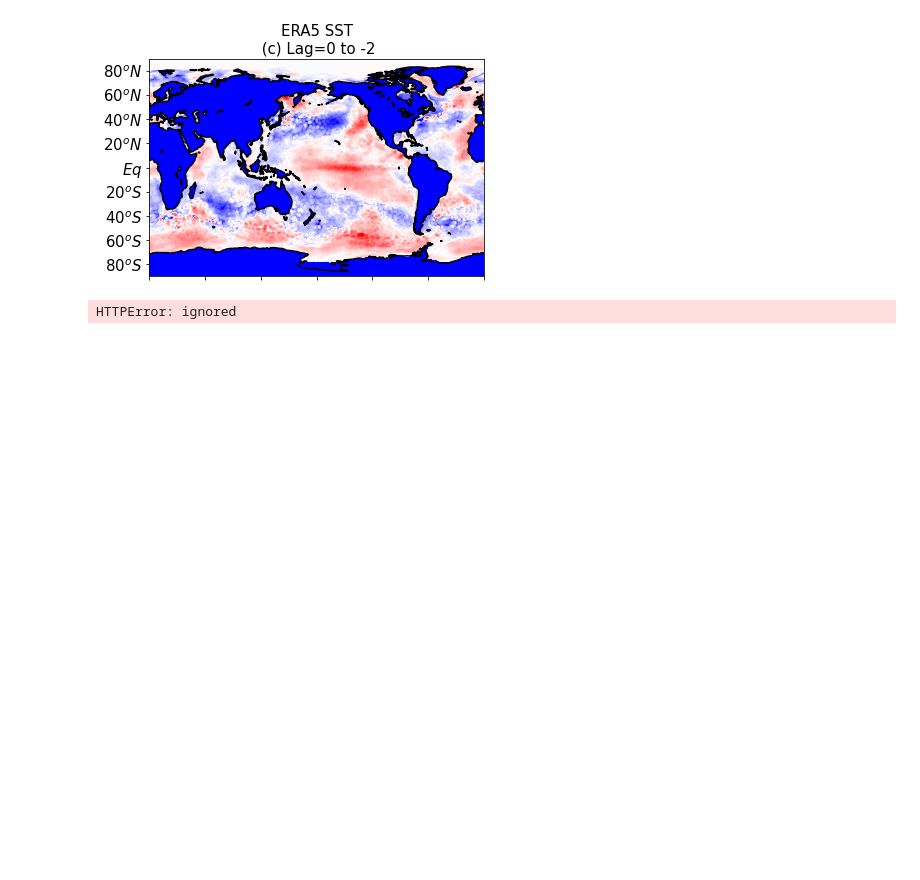
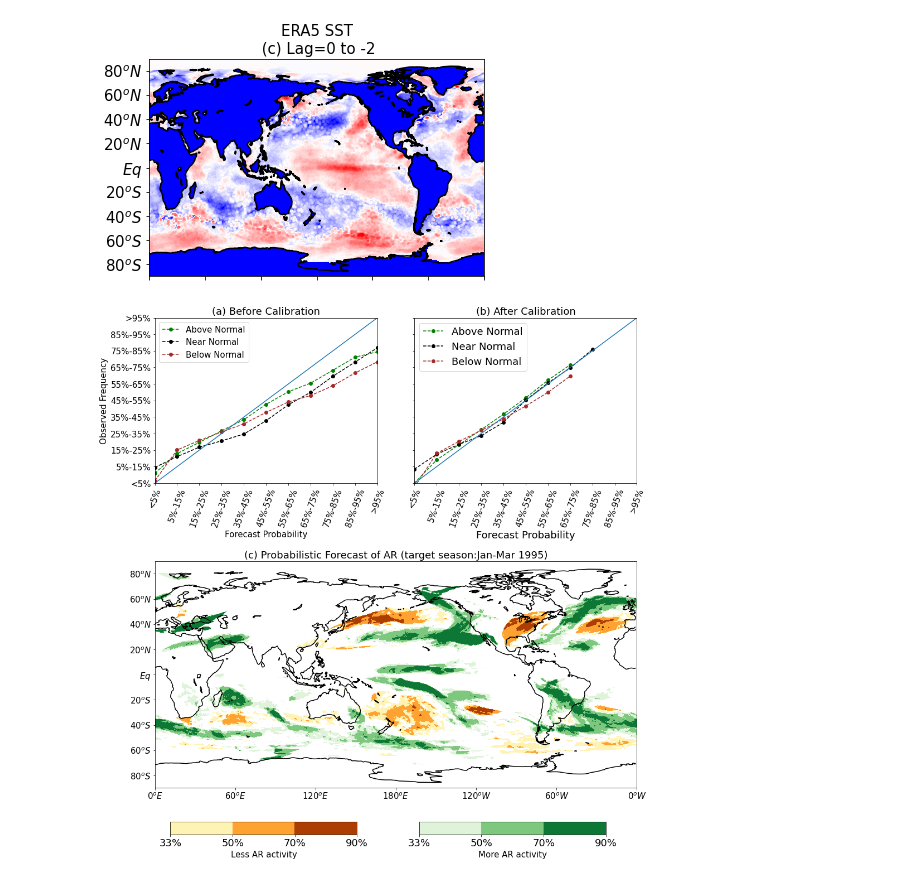
Before and after one commit to kuiper2000/kuiper2000.github.io, a Jupyter notebook: publication/AR_seasonal_prediction/PNAS_data.ipynb, the cells around one changed output. Cells and saved outputs as stored; diff of their text form; code cells hidden in the pictures; blank space fills up the shorter version.

```diff
--- a/publication/AR_seasonal_prediction/PNAS_data.ipynb
+++ b/publication/AR_seasonal_prediction/PNAS_data.ipynb
@@ -430,32 +430,33 @@ plt.title('(b) After Calibration',fontsize=18)
 plt.subplot(grid[4:8, 0:4])
 clevs=[0.33,0.5,0.7,0.9]
 above_map[np.abs(above_map)<0.33]=0
 cs1  = plt.contourf(xx,yy,above_map,clevs,cmap='Greens')
 
 clevs=[0.33,0.5,0.7,0.9]
 below_map[np.abs(below_map)<0.33]=0
 cs2  = plt.contourf(xx,yy,below_map,clevs,cmap='YlOrBr')
 plt.title('(c) Probabilistic Forecast of AR (target season:Jan-Mar 1995)',fontsize=18)
 #cs2=plt.contourf(xx,yy,ar_Jan_monthly_category[2,lag,:,:]*correction_coef[2,],clevs2,cmap='BrBG')
 
 
 plt.plot(costal_lon,costal_lat,color='k')
 plt.yticks([-80,-60,-40,-20,0, 20,40,60,80], ['$80^oS$', '$60^oS$', '$40^oS$', '$20^oS$', '$Eq$', '$20^oN$', '$40^oN$', '$60^oN$', '$80^oN$'],fontsize=15)
 plt.xticks([0, 60, 120, 180,240,300,360], ['$0^oE$', '$60^oE$','$120^oE$', '$180^oE$', '$120^oW$', '$60^oW$', '$0^oW$'],fontsize=15)
 plt.xlim([0,360])
 fig.set_size_inches(10.5, 5.5)
 
 cbar_ax = fig.add_axes([0.15, 0.05, 0.3, 0.02])
 clevs=[0.33,0.5,0.7,0.9]
 cbar = fig.colorbar(cs2, cax=cbar_ax, ticks=clevs,boundaries=clevs,orientation='horizontal')
 cbar.ax.set_xticklabels(['33%','50%','70%','90%'],fontsize=18)  # horizontal colorbar
 cbar.ax.set_xlabel('Less AR activity',fontsize=15)  # horizontal colorbar
 
 
 cbar_ax = fig.add_axes([0.55, 0.05, 0.3, 0.02])
 clevs=[0.33,0.5,0.7,0.9]
 cbar = fig.colorbar(cs1, cax=cbar_ax, ticks=clevs,orientation='horizontal')
 cbar.ax.set_xticklabels(['33%','50%','70%','90%'],fontsize=18)  # horizontal colorbar
-cbar.ax.set_xlabel('More AR activity',fontsize=15)  # horizontal colorbar
+cbar.ax.set_xlabel('More AR activity',fontsize=15)              # horizontal colorbar
+fig.set_size_inches(15.5, 15.5)
 # %% [output]
-HTTPError: ignored
+[figure, added]
```
